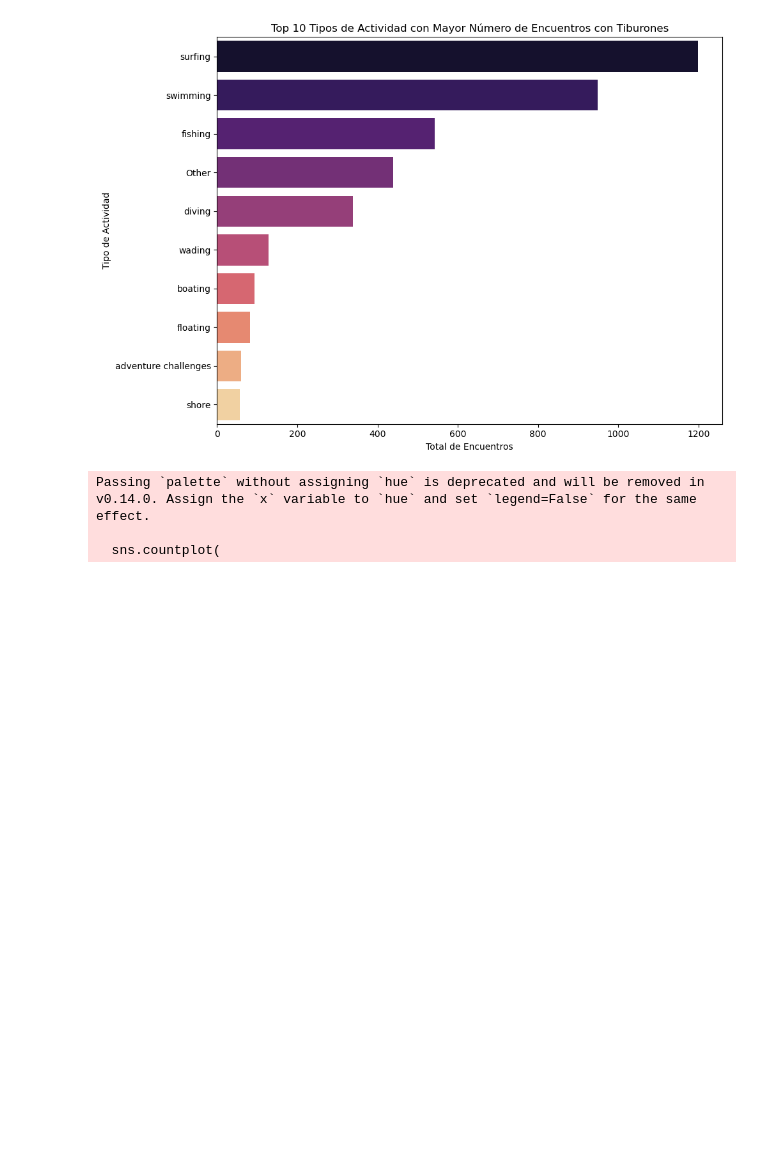
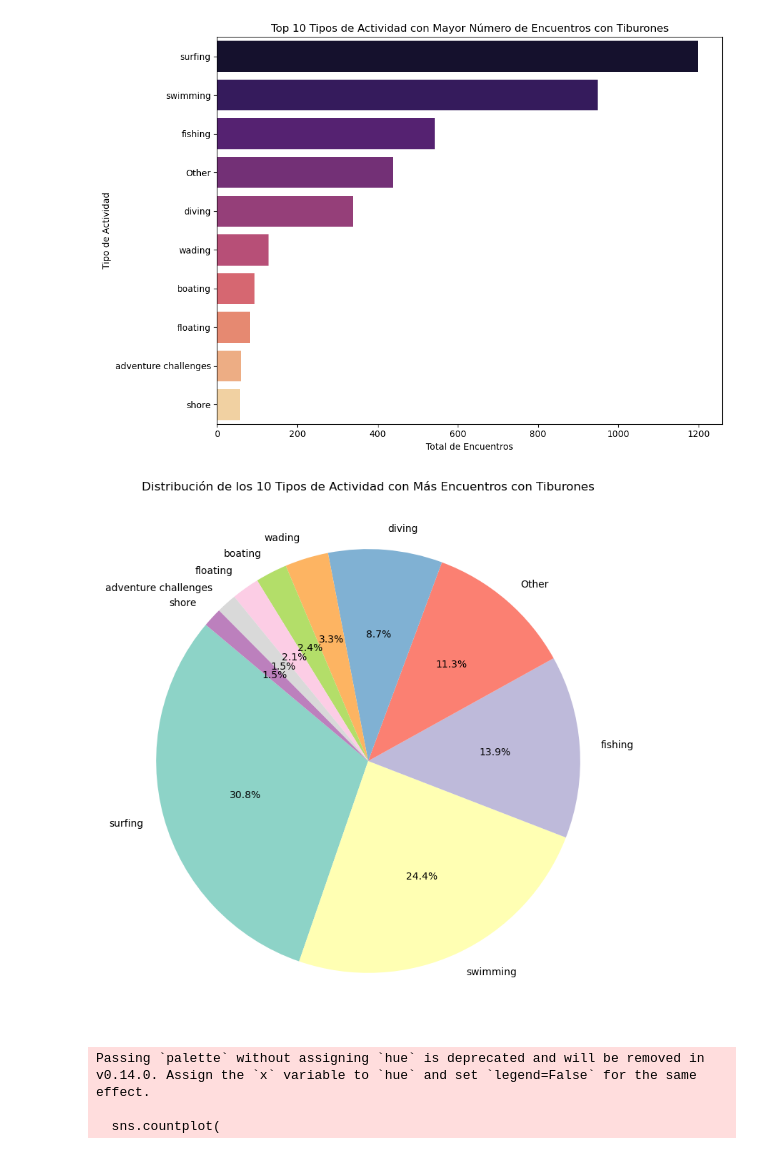
Before and after one commit to ignaciosabatell/Project-Shark-Attacks, a Jupyter notebook: Sharks_Attacks.ipynb, the cells around one changed output. Saved outputs shown, nothing was run; the diff lists cells and outputs as text; code cells hidden in the pictures; blank space fills up the shorter version.

```diff
--- a/Sharks_Attacks.ipynb
+++ b/Sharks_Attacks.ipynb
@@ -872,6 +957,29 @@ Passing `palette` without assigning `hue` is deprecated and will be removed in v
 
   sns.countplot(
 [figure]
+# %%
+import pandas as pd
+import matplotlib.pyplot as plt
+
+# 1. Calcular las 10 categorías de actividad con más registros
+top_10_activities = df['activity_group'].value_counts().nlargest(10)
+
+# 2. Crear el gráfico circular
+plt.figure(figsize=(8, 8))
+plt.pie(
+    top_10_activities,
+    labels=top_10_activities.index,
+    autopct='%1.1f%%',  # Muestra los porcentajes con un decimal
+    startangle=140,      # Gira el inicio del gráfico para que quede más equilibrado
+    colors=plt.cm.Set3.colors[:10],  # Paleta similar a 'magma'
+)
+
+# 3. Título y formato
+plt.title('Distribución de los 10 Tipos de Actividad con Más Encuentros con Tiburones', fontsize=12)
+plt.tight_layout()
+plt.show()
+# %% [output]
+[figure, added]
 # %%
 import seaborn as sns
 import matplotlib.pyplot as plt
```
Also changed, not shown: parts of 8 cells of this notebook.
